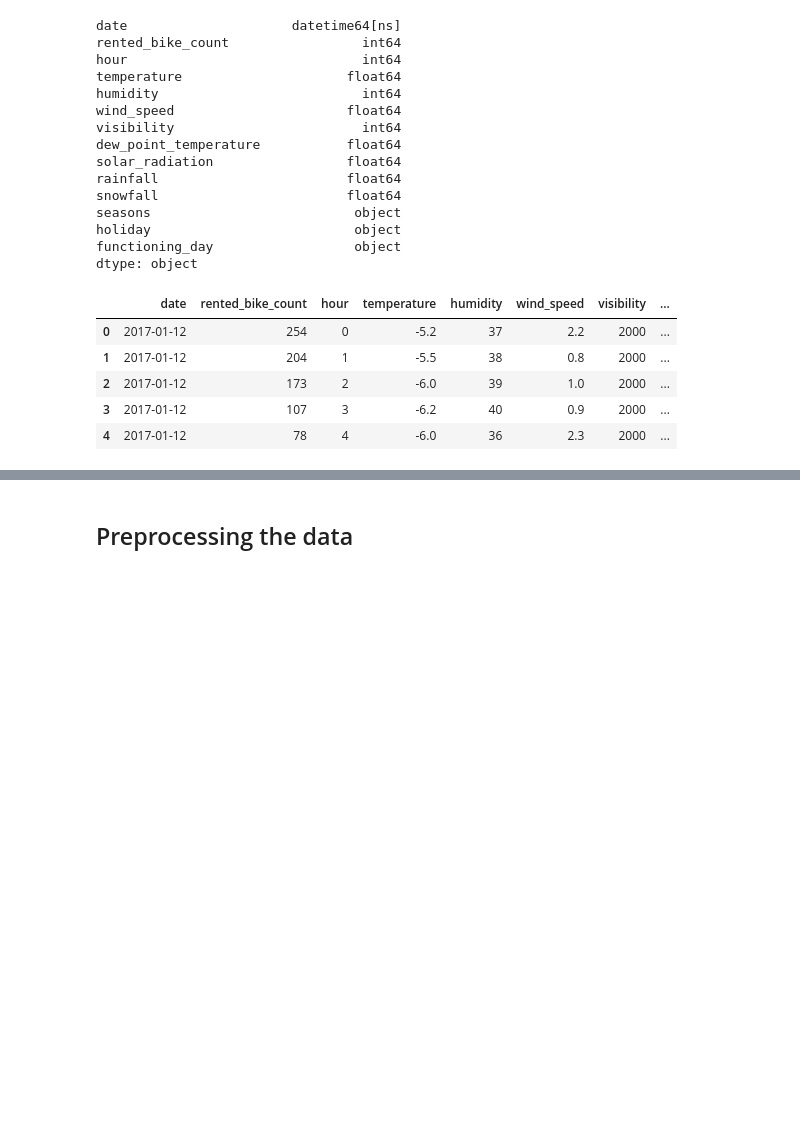
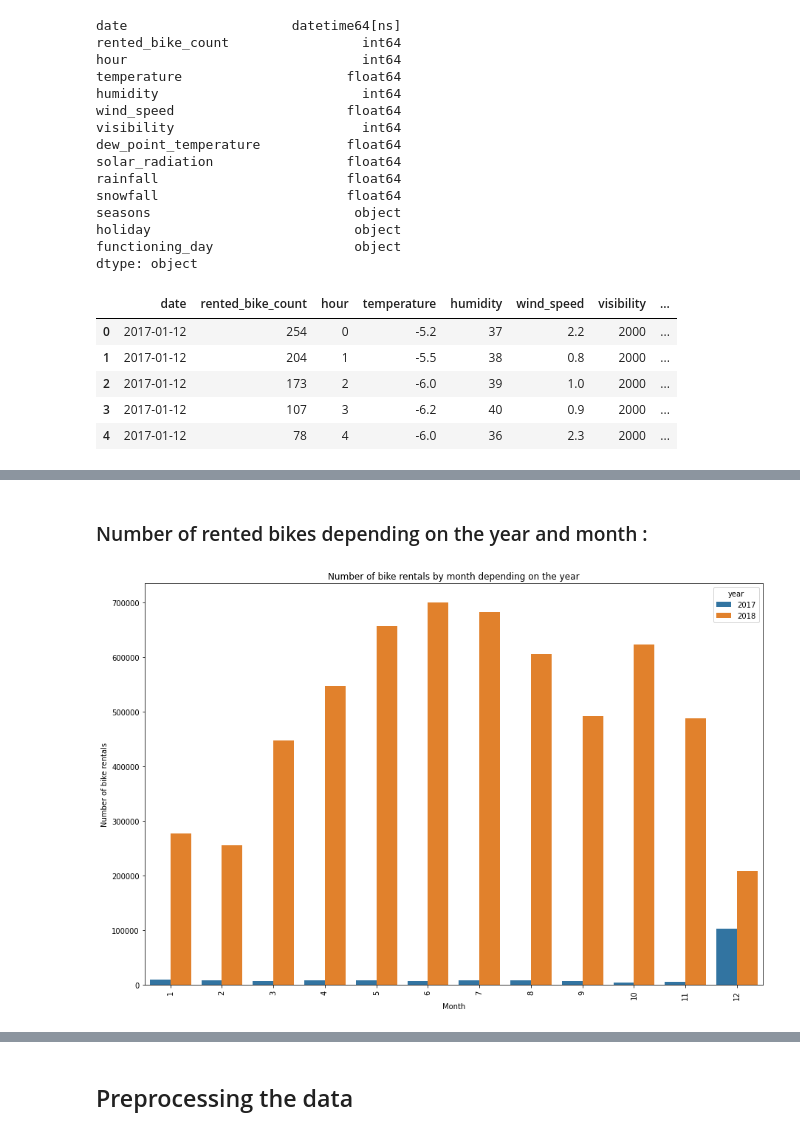
Before and after one commit to Wjnnje/Python_for_data_analysis, a Jupyter notebook: Projet_Final_Mathilde_SALAUN_Ines_PEREZ.ipynb, the cells around one changed output, grey strips where cells are left out. Cells and saved outputs as stored; diff of their text form; code cells hidden in the pictures; blank space fills up the shorter version.

```diff
--- a/Projet_Final_Mathilde_SALAUN_Ines_PEREZ.ipynb
+++ b/Projet_Final_Mathilde_SALAUN_Ines_PEREZ.ipynb
@@ -169,0 +189,15 @@ seoul.head()
+# %% [markdown]
+### Number of rented bikes depending on the year and month :
+# %%
+plt.figure(figsize=(15,10))
+seoul_years=pd.DataFrame(seoul.groupby(["year","month"])["rented_bike_count"].sum())
+seoul_years.reset_index(inplace=True)
+
+sb.barplot(data=seoul_years, x="month", y="rented_bike_count", hue="year")
+plt.title("Number of bike rentals by month depending on the year")
+plt.xlabel("Month")
+plt.ylabel("Number of bike rentals")
+plt.tick_params(axis='x', rotation=90)
+plt.show()
+# %% [output]
+[figure, added]
```
Also changed, not shown: parts of 16 cells of this notebook.
